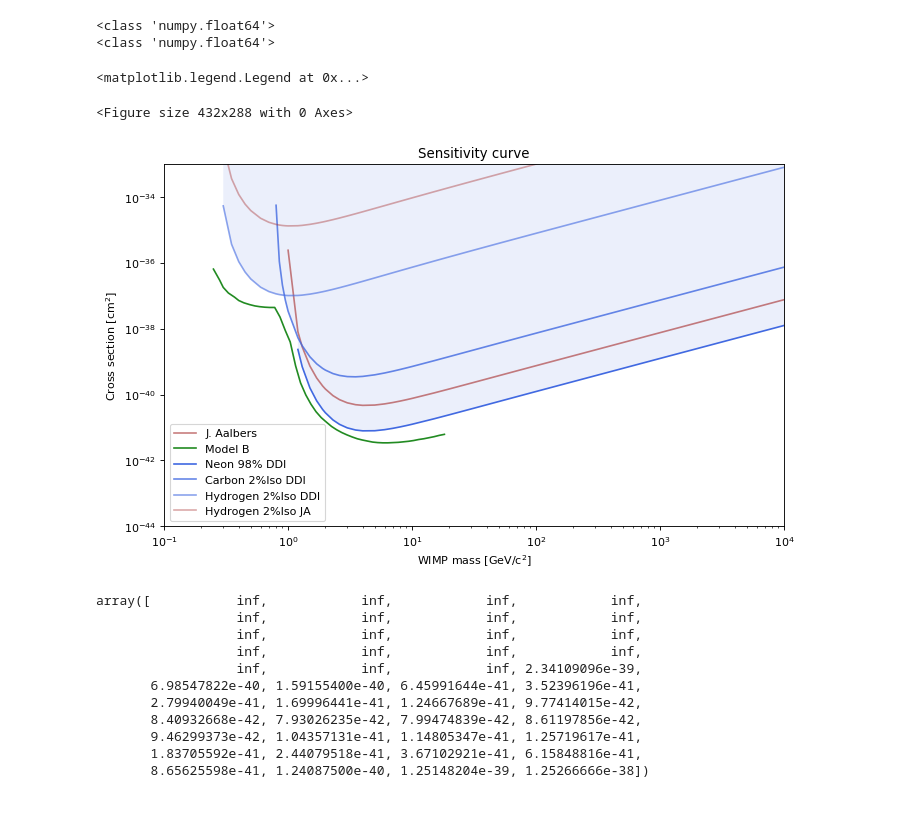
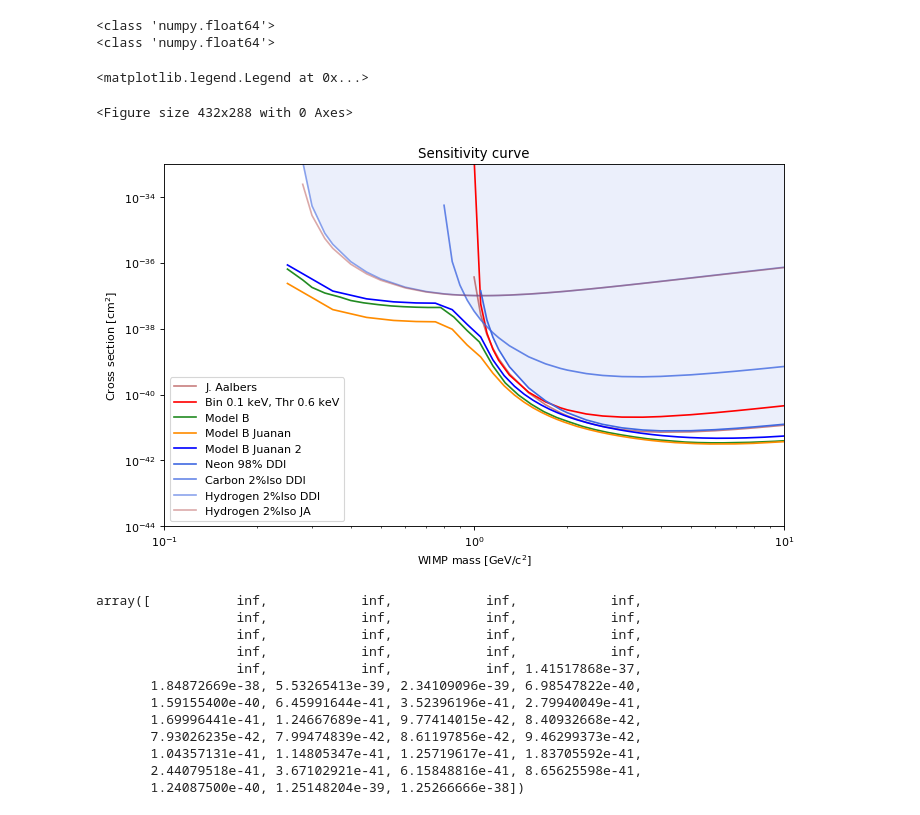
Before and after one commit to DavidDiezIb/wimpSignal, a Jupyter notebook: PlotRates.ipynb, the cells around one changed output. Saved outputs shown, nothing was run; the diff lists cells and outputs as text; code cells hidden in the pictures.

```diff
--- a/PlotRates.ipynb
+++ b/PlotRates.ipynb
@@ -217,8 +217,9 @@ print( nu.km )
 # %%
 ## Poisson method. En general casi un orden de magnitud por encima la curva de sensibilidad
 from scipy.integrate import quad
-mass = [ 0.075, 0.1, 0.12, 0.15, 0.17, 0.20, 0.25, 0.3, 0.35, 0.4, 0.45, 0.5, 0.6, 0.7, 0.8, 0.85, 0.9, 0.95, 1, 1.2, 1.3, 1.5, 1.7, 1.9, 2, 2.3, 2.6, 3, 3.5, 4, 5, 6, 7, 8, 9, 10, 15, 20, 30, 50, 70, 100, 1000, 10000 ]
+mass = [ 0.1, 0.15, 0.20, 0.22, 0.25, 0.28, 0.3, 0.33, 0.35, 0.4, 0.45, 0.5, 0.6, 0.7, 0.8, 0.85, 0.9, 0.95, 1, 1.05, 1.1, 1.15, 1.2, 1.3, 1.5, 1.7, 1.9, 2, 2.3, 2.6, 3, 3.5, 4, 5, 6, 7, 8, 9, 10, 15, 20, 30, 50, 70, 100, 1000, 10000 ]
 area = np.zeros(np.size(mass))
+areaRThr = np.zeros(np.size(mass))
 areaN = np.zeros(np.size(mass))
 areaC = np.zeros(np.size(mass))
 areaH = np.zeros(np.size(mass))
@@ -227,6 +228,7 @@ areaAalbers = np.zeros(np.size(mass))
 areaAalbersH = np.zeros(np.size(mass))
 areaAalbersX1T = np.zeros(np.size(mass))
 crossLim = np.zeros(np.size(mass))
+crossLimRThr = np.zeros(np.size(mass))
 crossLimN = np.zeros(np.size(mass))
 crossLimC = np.zeros(np.size(mass))
 crossLimH = np.zeros(np.size(mass))
@@ -235,24 +237,34 @@ crossLimAA = np.zeros(np.size(mass))
 crossLimAAH = np.zeros(np.size(mass))
 crossLimAAX1T = np.zeros(np.size(mass))
 
-nsig = wr.survivalPoiss(0.1, 109.5) # Model B 109.5 signals in 0.6-1.6 keV. Xenon1T 755 bkg events in 4.9-40.9 keV
-#print(nsig)
+thr = 0.6 # Threshold (keV nuclear recoil)
+thrR = 0.6 # Threshold reduced (keV nuclear recoil)
+binW = 1.0 # Bin width (keV)
+binWR = 0.1 # Bin width (keV)
+
+nsig = wr.survivalPoiss(0.1, 109.5*binW) # Model B 109.5 signals in 0.6-1.6 keV. Xenon1T 755 bkg events in 4.9-40.9 keV
+nsigX = wr.survivalPoiss(0.1, 755) # Xenon1T 755 bkg events in 4.9-40.9 keV
+nsigR = wr.survivalPoiss(0.1, 109.5*binWR) # Model B 109.5/2 signals in 0.6-1.1 keV.
+print(nsig)
+print(nsigR)
 
 for i in range(0, np.size(mass)):
-    area[i]=quad(lambda e: wr.rate(e, mass[i], sigma0, A, T, MD), 0.6, 1.6)[0]*2*0.16*10**(-3) # Rate x Exposure
-    areaAalbers[i]=quad(lambda e:  wimprates.rate_wimp_std(e, mass[i], sigma_nucleon=1e-45, material='Ne'), 0.6, 1.6)[0]*0.32*10**(-3)
+    area[i]=quad(lambda e: wr.rate(e, mass[i], sigma0, A, T, MD), thr, thr+binW)[0]*2*0.16*10**(-3) # Rate x Exposure
+    areaRThr[i]=quad(lambda e: wr.rate(e, mass[i], sigma0, A, T, MD), thrR, thrR+binWR)[0]*2*0.16*10**(-3) # Rate x Exposure. Smaller bin
+    areaAalbers[i]=quad(lambda e:  wimprates.rate_wimp_std(e, mass[i], sigma_nucleon=1e-45, material='Ne'), thr, thr+binW)[0]*0.32*10**(-3)
     areaX1T[i]=quad(lambda e: wr.rate(e, mass[i], sigma0, A, T, MD), 4.9, 40.9)[0]*1
     areaAalbersX1T[i]=quad(lambda e:  wimprates.rate_wimp_std(e, mass[i], sigma_nucleon=1e-45, material='Xe'), 4.9, 40.9)[0]*1
 
-    areaN[i]=quad(lambda e: wr.rate(e, mass[i], sigma0, ATOMIC_WEIGHT['Ne'], T, MD), 0.6, 1.6)[0]*2*0.15955*10**(-3) # Rate x Exposure. 98% Neon
-    areaC[i]=quad(lambda e: wr.rate(e, mass[i], sigma0, ATOMIC_WEIGHT['C'], T, MD), 0.6, 1.6)[0]*2*0.00775*10**(-3) # Rate x Exposure. 2% isobutano C4H10
-    areaH[i]=quad(lambda e: wr.rate(e, mass[i], sigma0, ATOMIC_WEIGHT['H'], T, MD), 0.6, 1.6)[0]*2*0.00161*10**(-3) # Rate x Exposure. 2% isobutano
-    areaAalbersH[i]=quad(lambda e:  wimprates.rate_wimp_std(e, mass[i], sigma_nucleon=1e-45, material='H'), 0.6, 1.6)[0]*2*0.00161*10**(-3)
+    areaN[i]=quad(lambda e: wr.rate(e, mass[i], sigma0, ATOMIC_WEIGHT['Ne'], T, MD), thr, thr+binW)[0]*2*0.15955*10**(-3) # Rate x Exposure. 98% Neon
+    areaC[i]=quad(lambda e: wr.rate(e, mass[i], sigma0, ATOMIC_WEIGHT['C'], T, MD), thr, thr+binW)[0]*2*0.00775*10**(-3) # Rate x Exposure. 2% isobutano C4H10
+    areaH[i]=quad(lambda e: wr.rate(e, mass[i], sigma0, ATOMIC_WEIGHT['H'], T, MD), thr, thr+binW)[0]*2*0.00161*10**(-3) # Rate x Exposure. 2% isobutano
+    areaAalbersH[i]=quad(lambda e:  wimprates.rate_wimp_std(e, mass[i], sigma_nucleon=1e-45, material='H'), thr, thr+binW)[0]*2*0.00161*10**(-3)
 
     crossLim[i] = 10**(-45)*nsig/area[i]
+    crossLimRThr[i] = 10**(-45)*nsigR/areaRThr[i]
     crossLimAA[i] = 10**(-45)*nsig/areaAalbers[i]
-    crossLimX1T[i] = 10**(-45)*nsig/areaX1T[i]
-    crossLimAAX1T[i] = 10**(-45)*nsig/areaAalbersX1T[i]
+    crossLimX1T[i] = 10**(-45)*nsigX/areaX1T[i]
+    crossLimAAX1T[i] = 10**(-45)*nsigX/areaAalbersX1T[i]
 
     crossLimN[i] = 10**(-45)*nsig/areaN[i]
     crossLimC[i] = 10**(-45)*nsig/areaC[i]
@@ -424,35 +1694,38 @@ crossB = [
 # %%
 plt.figure(1)
 plt.figure(figsize=(10, 6), dpi=80)
 plt.plot(mass, crossLimAA, color='brown', alpha=0.6, label='J. Aalbers')
 #plt.plot(mass, crossLim, label='D. Díez Ibáñez')
+plt.plot(mass, crossLimRThr, color='red', label='Bin 0.1 keV, Thr 0.6 keV')
 #plt.plot(mass, crossLimX1T, label='Xenon1T bkg DDI')
 #plt.plot(mass, crossLimAAX1T, label='Xenon1T bkg JA')
 #plt.plot(massX1T, crossX1T, label='Xenon1T')
 plt.plot(modelB, crossB, color='forestgreen', label='Model B')
+plt.plot(massJ, crossJ, color='darkorange', label='Model B Juanan')
+plt.plot(massJ2, crossJ2, color='blue', label='Model B Juanan 2')
 
 plt.plot(mass, crossLimN, color='royalblue', alpha=1.0, label='Neon 98% DDI')
 plt.plot(mass, crossLimC, color='royalblue', alpha=0.8, label='Carbon 2%Iso DDI')
 plt.plot(mass, crossLimH, color='royalblue', alpha=0.6, label='Hydrogen 2%Iso DDI')
 plt.plot(mass, crossLimAAH, color='brown', alpha=0.4, label='Hydrogen 2%Iso JA')
 
 plt.fill_between(mass, crossLimN, crossLimC, facecolor='royalblue', alpha=0.1)
 plt.fill_between(mass, crossLimC, crossLimH,  where=crossLimH > crossLimC, facecolor='royalblue', alpha=0.1)
 plt.fill_between(mass, crossLimH, 10**(-30), facecolor='royalblue', alpha=0.1)
 
 plt.xlabel("WIMP mass [GeV/c${}^2$]")
 plt.ylabel("Cross section [cm${}^2$]")
 plt.title("Sensitivity curve")
 
-plt.xlim(10**(-1), 10**(4))
+plt.xlim(10**(-1), 10**(1))
 plt.ylim(10**(-44), 10**(-33))
 plt.xscale('log')
 plt.yscale('log')
 plt.legend()
 # %% [output]
 <matplotlib.legend.Legend at 0x...>
 <Figure size 432x288 with 0 Axes>
-[figure, old version]
+[figure, new version]
 # %%
 crossLimN
 # %% [output]
@@ -460,10 +1733,11 @@ array([           inf,            inf,            inf,            inf,
                   inf,            inf,            inf,            inf,
                   inf,            inf,            inf,            inf,
                   inf,            inf,            inf,            inf,
-                  inf,            inf,            inf, 2.34109096e-39,
-       6.98547822e-40, 1.59155400e-40, 6.45991644e-41, 3.52396196e-41,
-       2.79940049e-41, 1.69996441e-41, 1.24667689e-41, 9.77414015e-42,
-       8.40932668e-42, 7.93026235e-42, 7.99474839e-42, 8.61197856e-42,
-       9.46299373e-42, 1.04357131e-41, 1.14805347e-41, 1.25719617e-41,
-       1.83705592e-41, 2.44079518e-41, 3.67102921e-41, 6.15848816e-41,
-       8.65625598e-41, 1.24087500e-40, 1.25148204e-39, 1.25266666e-38])
+                  inf,            inf,            inf, 1.41517868e-37,
+       1.84872669e-38, 5.53265413e-39, 2.34109096e-39, 6.98547822e-40,
+       1.59155400e-40, 6.45991644e-41, 3.52396196e-41, 2.79940049e-41,
+       1.69996441e-41, 1.24667689e-41, 9.77414015e-42, 8.40932668e-42,
+       7.93026235e-42, 7.99474839e-42, 8.61197856e-42, 9.46299373e-42,
+       1.04357131e-41, 1.14805347e-41, 1.25719617e-41, 1.83705592e-41,
+       2.44079518e-41, 3.67102921e-41, 6.15848816e-41, 8.65625598e-41,
+       1.24087500e-40, 1.25148204e-39, 1.25266666e-38])
```
Also changed, not shown: parts of 12 cells of this notebook, 2 other files.
